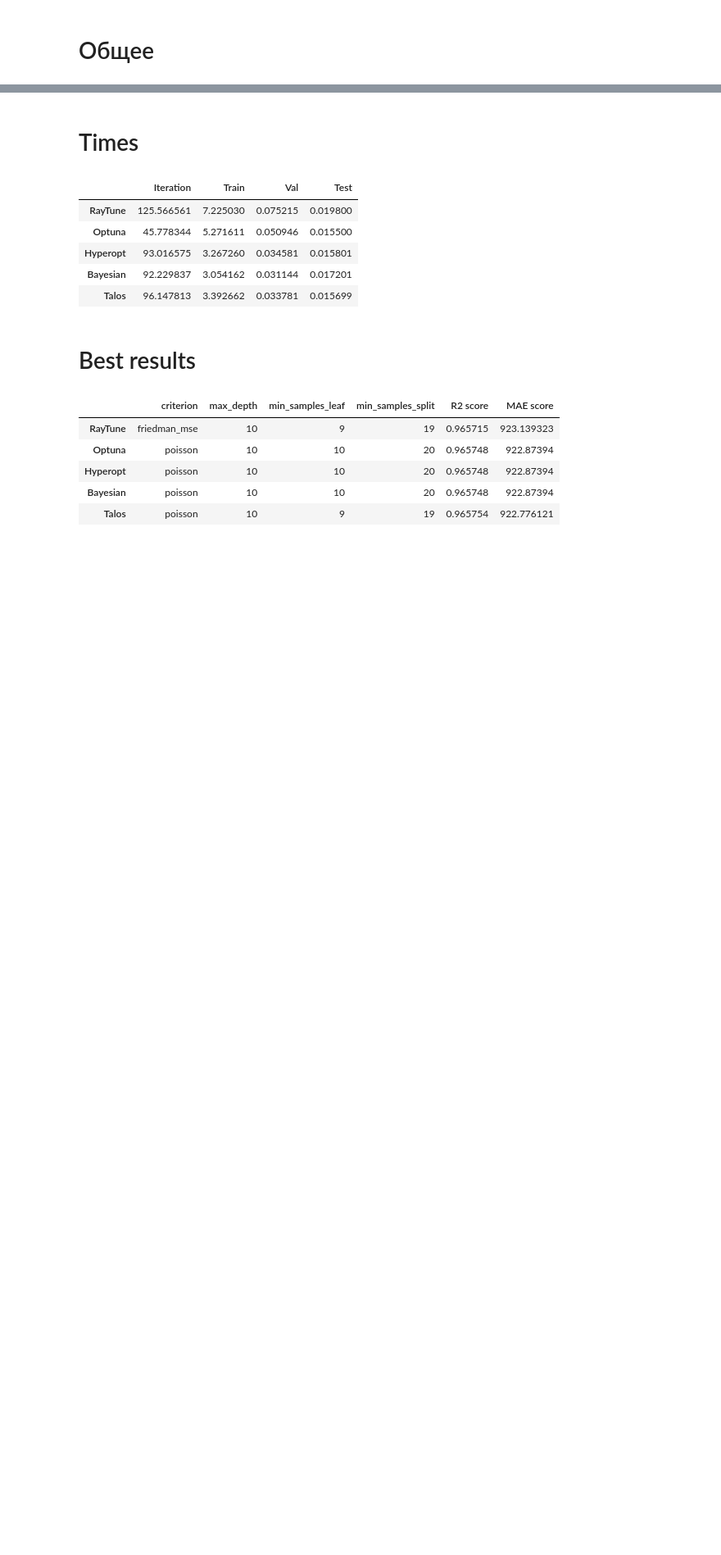
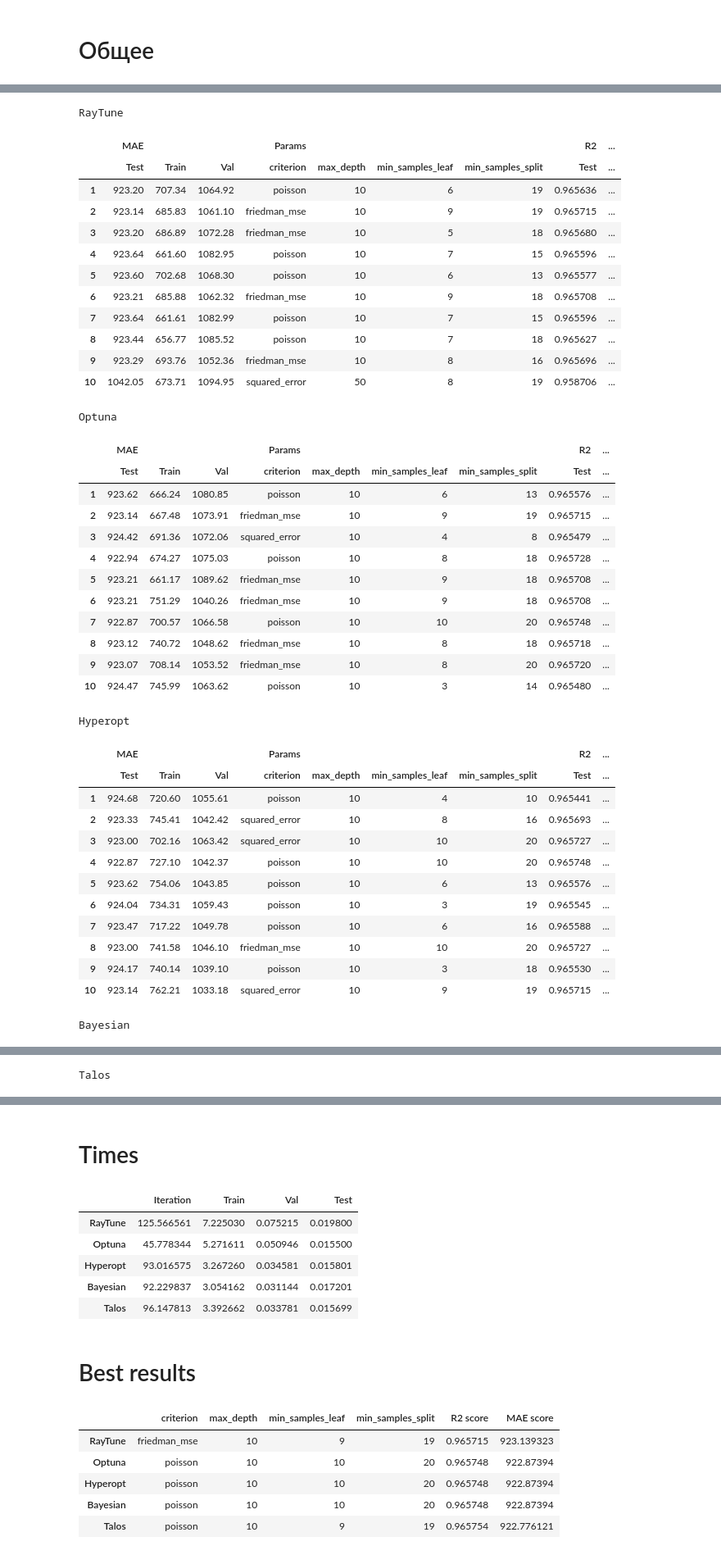
Before and after one commit to Renhas/Framework-Analysis, a Jupyter notebook: notebooks/Analysis.ipynb, the cells around one changed output, grey strips where cells are left out. Shown at 82% size. Cells and saved outputs as stored; diff of their text form; code cells hidden in the pictures; blank space fills up the shorter version.

```diff
--- a/notebooks/Analysis.ipynb
+++ b/notebooks/Analysis.ipynb
@@ -108,21 +37,0 @@ class SaveLoader():
-# %%
-class PathManagerOptuna(PathManager):
-    def __init__(self, main_folder):
-        super().__init__(main_folder)
-        self.studies = f"{self.folder}studies/"
-        self.make_dirs("studies")
-
-    def one_study(self, idx: int):
-        return f"{self.studies}study_{idx}.joblib"
-# %%
-class OptunaSaveLoader(SaveLoader):
-    def __init__(self):
-        super().__init__(PathManagerOptuna("Optuna"))
-
-    def save_study(self, study):
-        joblib.dump(study, self._paths.one_study(self.iter_count),
-                    compress=3)
-
-    def load_study(self, idx: int):
-        self._idx_check(idx)
-        return joblib.load(self._paths.one_study(idx))
@@ -131,7 +42,5 @@ class OptunaSaveLoader(SaveLoader):
 # %%
 frameworks = ["RayTune", "Optuna", "Hyperopt", "Bayesian", "Talos"]
 # %%
-loaders = {name: SaveLoader(PathManager(name)) for name in frameworks if name != "Optuna"}
-loaders["Optuna"] = OptunaSaveLoader()
+loaders = {name: SaveLoader(PathManager(name, CFG.results_path)) for name in frameworks if name != "Optuna"}
+loaders["Optuna"] = OptunaSaveLoader(PathManagerOptuna("Optuna", CFG.results_path))
-# %%
-loaders["Optuna"].load_results().sort_index(axis=1, level=[0])
@@ -150,0 +49,50 @@ loaders["Optuna"].load_results().sort_index(axis=1, level=[0])
+# %%
+for name in frameworks:
+    print(name)
+    result = loaders[name].load_results().sort_index(axis=1, level=[0])
+    result["MAE"] = result["MAE"].apply(lambda value: round(value, 2))
+    result["Time"] = result["Time"].apply(lambda value: round(value, 3))
+    result.index += 1
+    display(result)
+    print(end="\n"*2)
+# %% [output]
+RayTune
+|  | MAE |  |  | Params |  |  |  | R2 | ... |
+|  | Test | Train | Val | criterion | max_depth | min_samples_leaf | min_samples_split | Test | ... |
+| 1 | 923.20 | 707.34 | 1064.92 | poisson | 10 | 6 | 19 | 0.965636 | ... |
+| 2 | 923.14 | 685.83 | 1061.10 | friedman_mse | 10 | 9 | 19 | 0.965715 | ... |
+| 3 | 923.20 | 686.89 | 1072.28 | friedman_mse | 10 | 5 | 18 | 0.965680 | ... |
+| 4 | 923.64 | 661.60 | 1082.95 | poisson | 10 | 7 | 15 | 0.965596 | ... |
+| 5 | 923.60 | 702.68 | 1068.30 | poisson | 10 | 6 | 13 | 0.965577 | ... |
+| 6 | 923.21 | 685.88 | 1062.32 | friedman_mse | 10 | 9 | 18 | 0.965708 | ... |
+| 7 | 923.64 | 661.61 | 1082.99 | poisson | 10 | 7 | 15 | 0.965596 | ... |
+| 8 | 923.44 | 656.77 | 1085.52 | poisson | 10 | 7 | 18 | 0.965627 | ... |
+| 9 | 923.29 | 693.76 | 1052.36 | friedman_mse | 10 | 8 | 16 | 0.965696 | ... |
+| 10 | 1042.05 | 673.71 | 1094.95 | squared_error | 50 | 8 | 19 | 0.958706 | ... |
+Optuna
+|  | MAE |  |  | Params |  |  |  | R2 | ... |
+|  | Test | Train | Val | criterion | max_depth | min_samples_leaf | min_samples_split | Test | ... |
+| 1 | 923.62 | 666.24 | 1080.85 | poisson | 10 | 6 | 13 | 0.965576 | ... |
+| 2 | 923.14 | 667.48 | 1073.91 | friedman_mse | 10 | 9 | 19 | 0.965715 | ... |
+| 3 | 924.42 | 691.36 | 1072.06 | squared_error | 10 | 4 | 8 | 0.965479 | ... |
+| 4 | 922.94 | 674.27 | 1075.03 | poisson | 10 | 8 | 18 | 0.965728 | ... |
+| 5 | 923.21 | 661.17 | 1089.62 | friedman_mse | 10 | 9 | 18 | 0.965708 | ... |
+| 6 | 923.21 | 751.29 | 1040.26 | friedman_mse | 10 | 9 | 18 | 0.965708 | ... |
+| 7 | 922.87 | 700.57 | 1066.58 | poisson | 10 | 10 | 20 | 0.965748 | ... |
+| 8 | 923.12 | 740.72 | 1048.62 | friedman_mse | 10 | 8 | 18 | 0.965718 | ... |
+| 9 | 923.07 | 708.14 | 1053.52 | friedman_mse | 10 | 8 | 20 | 0.965720 | ... |
+| 10 | 924.47 | 745.99 | 1063.62 | poisson | 10 | 3 | 14 | 0.965480 | ... |
+Hyperopt
+|  | MAE |  |  | Params |  |  |  | R2 | ... |
+|  | Test | Train | Val | criterion | max_depth | min_samples_leaf | min_samples_split | Test | ... |
+| 1 | 924.68 | 720.60 | 1055.61 | poisson | 10 | 4 | 10 | 0.965441 | ... |
+| 2 | 923.33 | 745.41 | 1042.42 | squared_error | 10 | 8 | 16 | 0.965693 | ... |
+| 3 | 923.00 | 702.16 | 1063.42 | squared_error | 10 | 10 | 20 | 0.965727 | ... |
+| 4 | 922.87 | 727.10 | 1042.37 | poisson | 10 | 10 | 20 | 0.965748 | ... |
+| 5 | 923.62 | 754.06 | 1043.85 | poisson | 10 | 6 | 13 | 0.965576 | ... |
+| 6 | 924.04 | 734.31 | 1059.43 | poisson | 10 | 3 | 19 | 0.965545 | ... |
+| 7 | 923.47 | 717.22 | 1049.78 | poisson | 10 | 6 | 16 | 0.965588 | ... |
+| 8 | 923.00 | 741.58 | 1046.10 | friedman_mse | 10 | 10 | 20 | 0.965727 | ... |
+| 9 | 924.17 | 740.14 | 1039.10 | poisson | 10 | 3 | 18 | 0.965530 | ... |
+| 10 | 923.14 | 762.21 | 1033.18 | squared_error | 10 | 9 | 19 | 0.965715 | ... |
+Bayesian
@@ -150,0 +111 @@ loaders["Optuna"].load_results().sort_index(axis=1, level=[0])
+Talos
```
Also changed, not shown: parts of 21 cells of this notebook, 6 other files.
